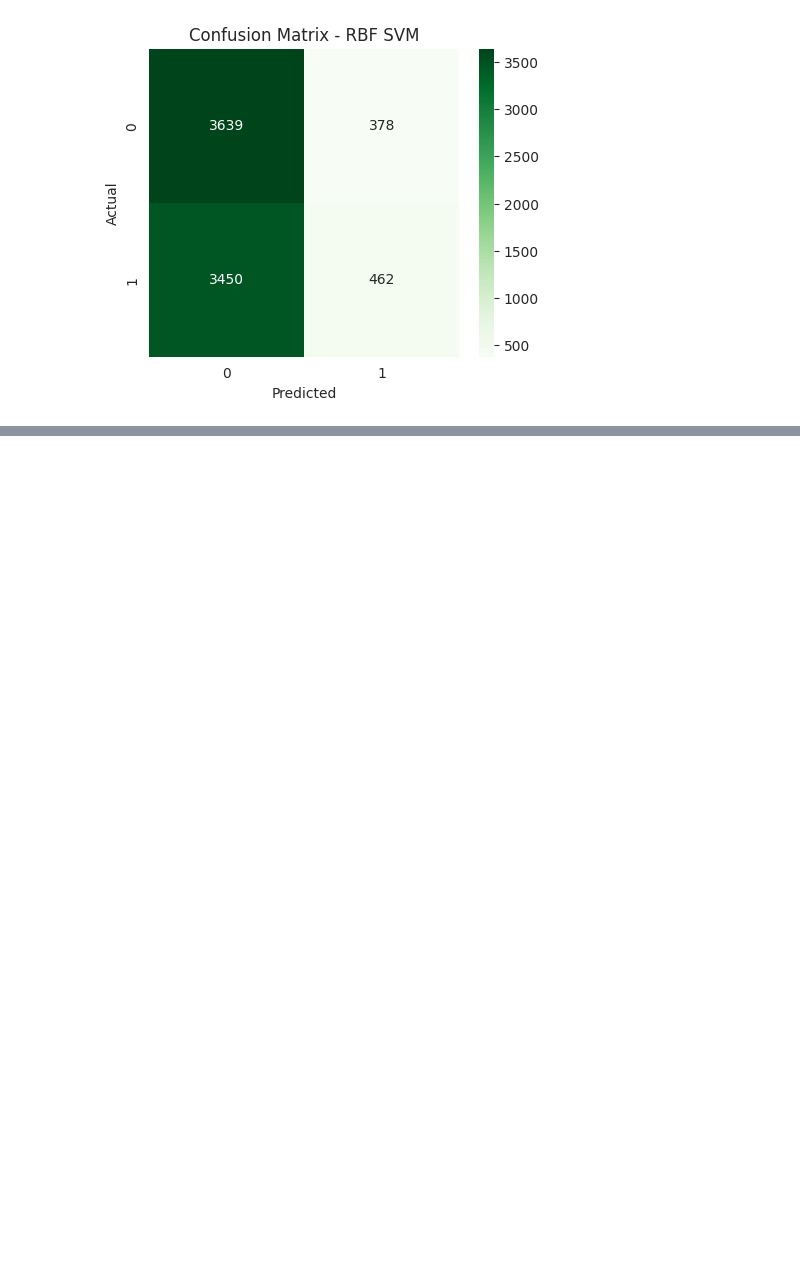
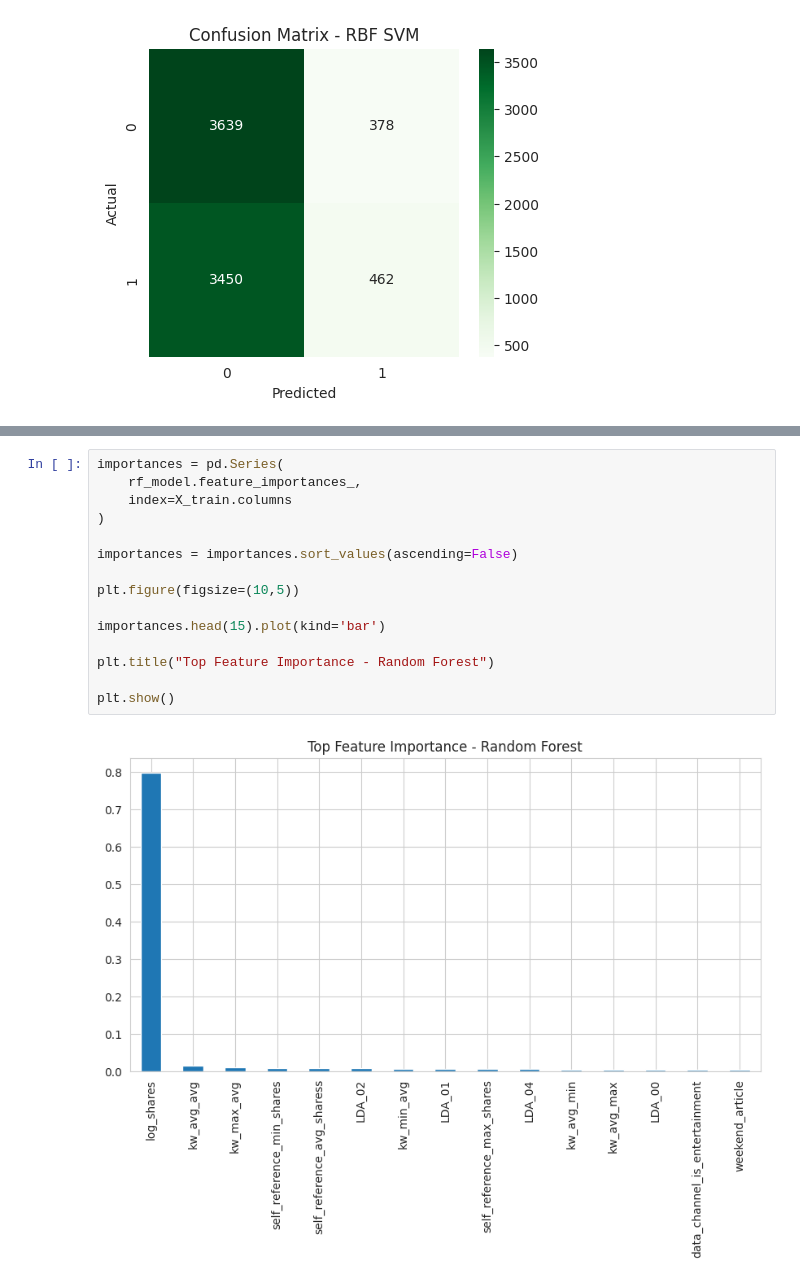
Before and after one commit to batoolabualhayjaa33-droid/ML-final-project, a Jupyter notebook: OnlineNewsPopularity.ipynb, the cells around one changed output, grey strips where cells are left out. Drawn from its saved outputs; the diff is of its cells as text; blank space fills up the shorter version.

```diff
--- a/OnlineNewsPopularity.ipynb
+++ b/OnlineNewsPopularity.ipynb
@@ -935,0 +1062,17 @@ plt.show()
+# %%
+importances = pd.Series(
+    rf_model.feature_importances_,
+    index=X_train.columns
+)
+
+importances = importances.sort_values(ascending=False)
+
+plt.figure(figsize=(10,5))
+
+importances.head(15).plot(kind='bar')
+
+plt.title("Top Feature Importance - Random Forest")
+
+plt.show()
+# %% [output]
+[figure, added]
```
Also changed, not shown: parts of 27 cells of this notebook.
